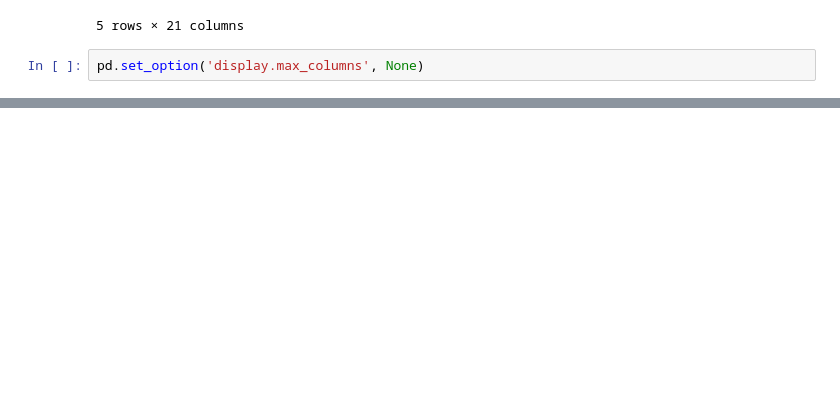
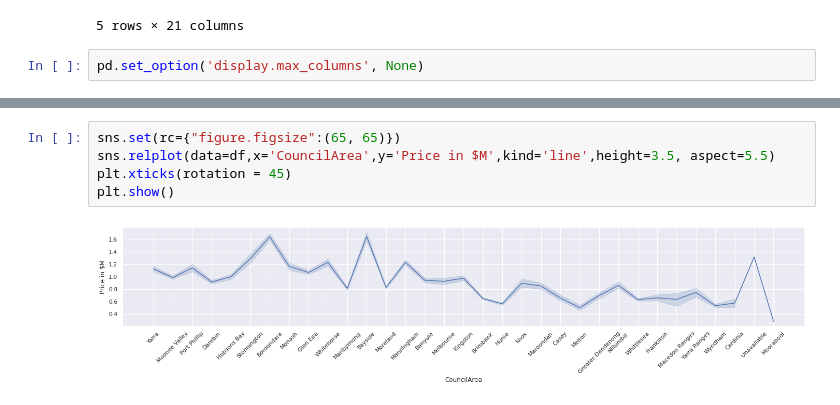
Before and after one commit to Alicia1008/DAtasks, a Jupyter notebook: DA TASK 20220530/Melbourne house.ipynb, the cells around one changed output, grey strips where cells are left out. Saved outputs shown, nothing was run; the diff lists cells and outputs as text; blank space fills up the shorter version.

```diff
--- a/DA TASK 20220530/Melbourne house.ipynb
+++ b/DA TASK 20220530/Melbourne house.ipynb
@@ -54,0 +150,7 @@ sns.relplot(x="Regionname",y="Price",data= data)
+# %%
+sns.set(rc={"figure.figsize":(65, 65)})
+sns.relplot(data=df,x='CouncilArea',y='Price in $M',kind='line',height=3.5, aspect=5.5)
+plt.xticks(rotation = 45)
+plt.show()
+# %% [output]
+[figure, added]
```
Also changed, not shown: parts of 67 cells of this notebook.
